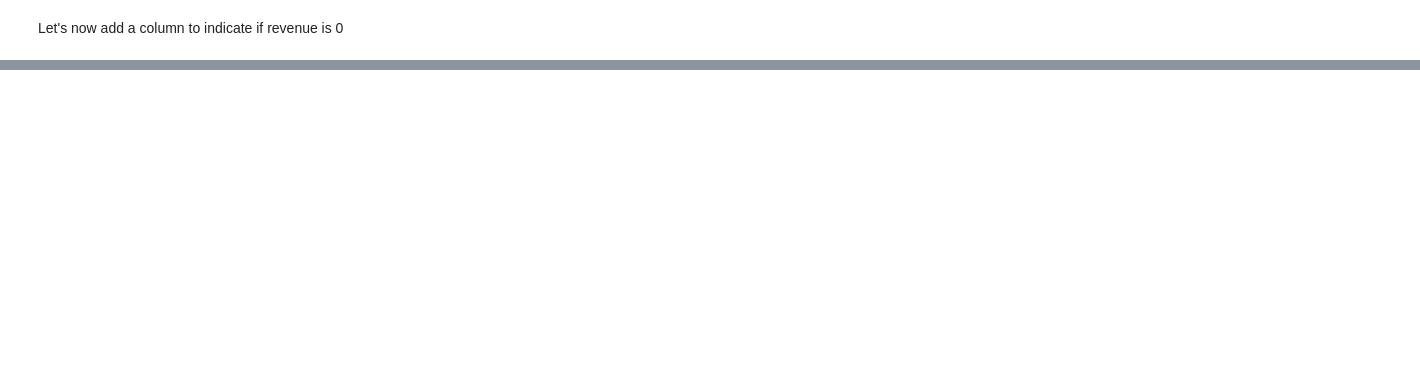
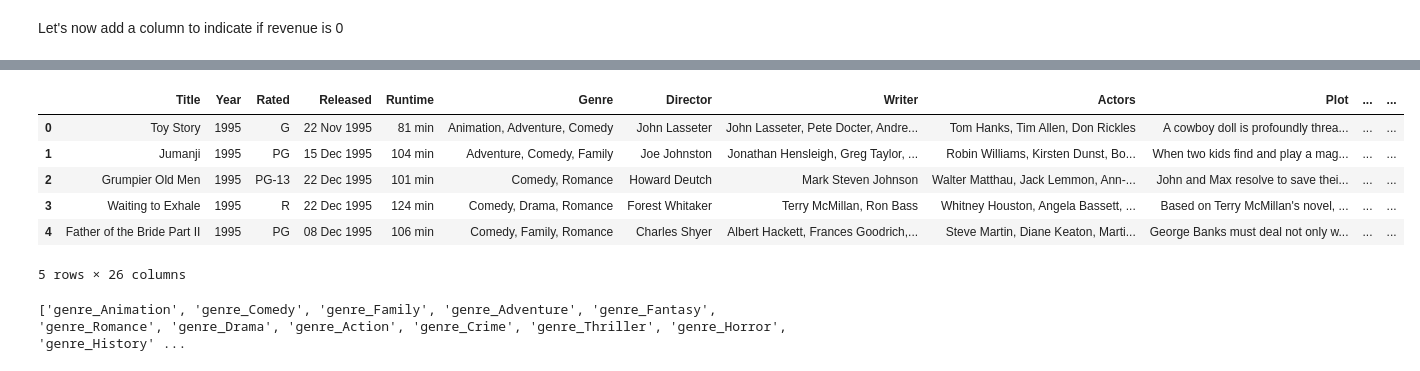
Before and after one commit to amajety1/Movie-Recommendation, a Jupyter notebook: Movie_Recommendation.ipynb, the cells around one changed output, grey strips where cells are left out. Saved outputs shown, nothing was run; the diff lists cells and outputs as text; code cells hidden in the pictures; blank space fills up the shorter version.

```diff
--- a/Movie_Recommendation.ipynb
+++ b/Movie_Recommendation.ipynb
@@ -651,0 +176,41 @@ print(len(model_data))
+# %%
+user_ratings = [
+    {"title": "Toy Story", "rating": 8},
+    {"title": "Jumanji", "rating": 9},
+    {"title": "Grumpier Old Men", "rating": 7},
+    {"title": "Waiting to Exhale", "rating": 8},
+    {"title": "Father of the Bride Part II", "rating": 9}
+]
+api_key = 'fab77af2'
+base_url = "http://www.omdbapi.com/"
+
+# Function to fetch movie data from OMDB API
+def fetch_movie_details(title):
+    formatted_title = title.replace(" ", "+")  # Format title for URL
+    url = f"{base_url}?apikey={api_key}&t={formatted_title}"
+    response = requests.get(url)
+    if response.status_code == 200:
+        return response.json()
+    else:
+        print(f"Error fetching data for {title}")
+        return None
+
+# Fetch details for each movie in user_ratings
+user_movie_data = []
+for movie in user_ratings:
+    movie_data = fetch_movie_details(movie["title"])
+    if movie_data and movie_data['Response'] == 'True':
+        movie_data['user_rating'] = movie['rating']  # add user rating to the fetched data
+        user_movie_data.append(movie_data)
+
+# Convert the list to a DataFrame
+user_movie_df_cp = pd.DataFrame(user_movie_data)
+user_movie_df_cp.iloc[:,:]
+# %% [output]
+|  | Title | Year | Rated | Released | Runtime | Genre | Director | Writer | Actors | Plot | ... | ... |
+| 0 | Toy Story | 1995 | G | 22 Nov 1995 | 81 min | Animation, Adventure, Comedy | John Lasseter | John Lasseter, Pete Docter, Andre... | Tom Hanks, Tim Allen, Don Rickles | A cowboy doll is profoundly threa... | ... | ... |
+| 1 | Jumanji | 1995 | PG | 15 Dec 1995 | 104 min | Adventure, Comedy, Family | Joe Johnston | Jonathan Hensleigh, Greg Taylor, ... | Robin Williams, Kirsten Dunst, Bo... | When two kids find and play a mag... | ... | ... |
+| 2 | Grumpier Old Men | 1995 | PG-13 | 22 Dec 1995 | 101 min | Comedy, Romance | Howard Deutch | Mark Steven Johnson | Walter Matthau, Jack Lemmon, Ann-... | John and Max resolve to save thei... | ... | ... |
+| 3 | Waiting to Exhale | 1995 | R | 22 Dec 1995 | 124 min | Comedy, Drama, Romance | Forest Whitaker | Terry McMillan, Ron Bass | Whitney Houston, Angela Bassett, ... | Based on Terry McMillan's novel, ... | ... | ... |
+| 4 | Father of the Bride Part II | 1995 | PG | 08 Dec 1995 | 106 min | Comedy, Family, Romance | Charles Shyer | Albert Hackett, Frances Goodrich,... | Steve Martin, Diane Keaton, Marti... | George Banks must deal not only w... | ... | ... |
+5 rows × 26 columns
@@ -651,0 +283,6 @@ print(len(model_data))
+# %%
+genre_user_movies_df = ["genre_" + str(genre) for genre in genre_movies_df]
+genre_user_movies_df.remove('genre_nan')
+print(genre_user_movies_df)
+# %% [output]
+['genre_Animation', 'genre_Comedy', 'genre_Family', 'genre_Adventure', 'genre_Fantasy', 'genre_Romance', 'genre_Drama', 'genre_Action', 'genre_Crime', 'genre_Thriller', 'genre_Horror', 'genre_History' ...
```
Also changed, not shown: parts of 119 cells of this notebook.
